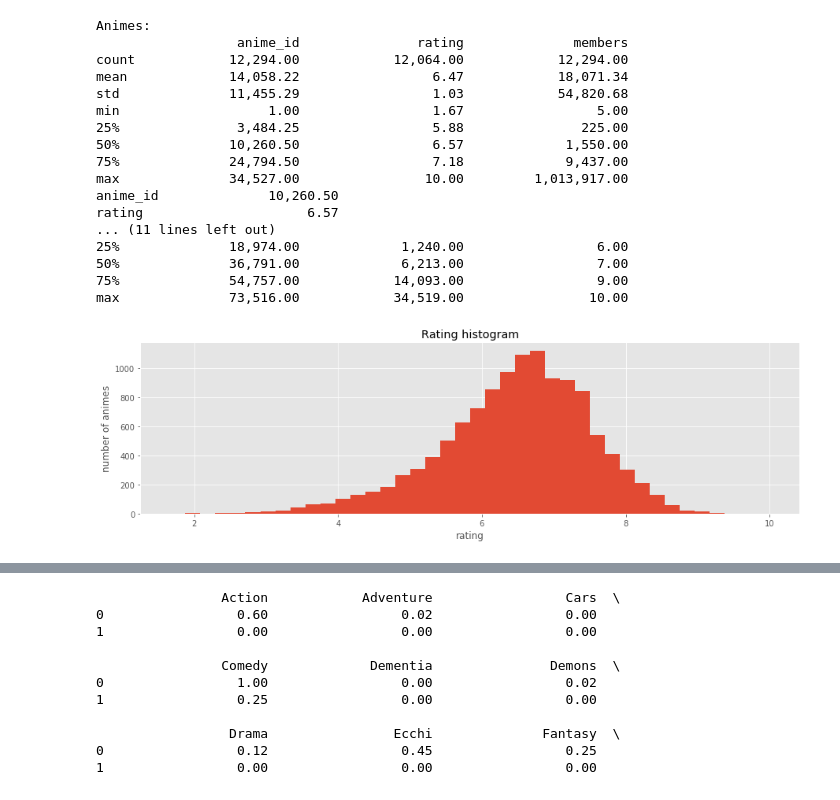
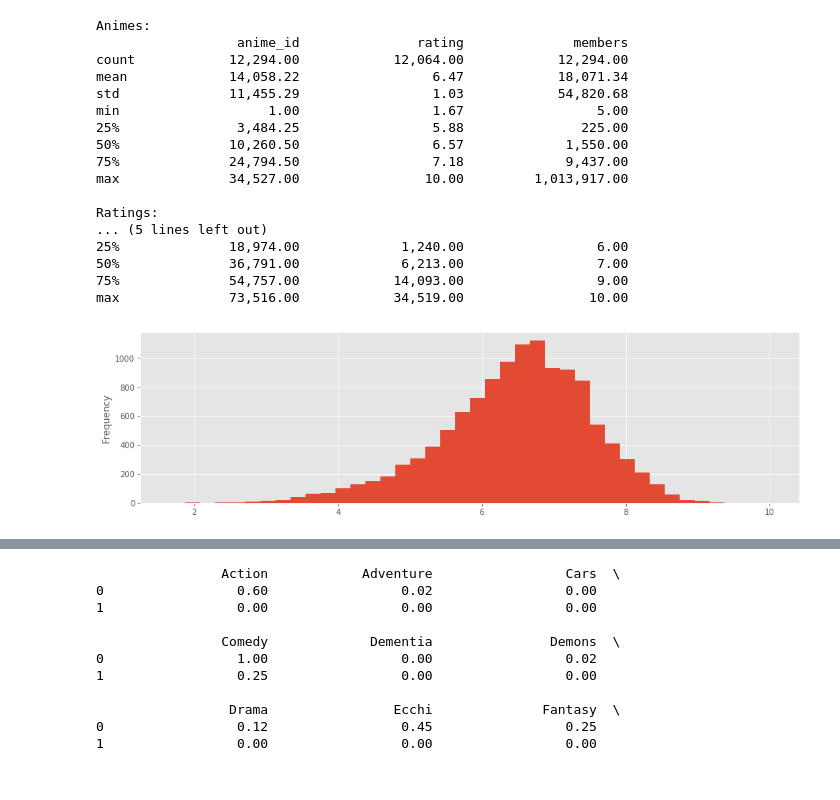
Before and after one commit to micksi/datamining_exam, a Jupyter notebook: Descriptive Statistics.ipynb, the cells around one changed output, grey strips where cells are left out. Saved outputs shown, nothing was run; the diff lists cells and outputs as text; code cells hidden in the pictures.

```diff
--- a/Descriptive Statistics.ipynb
+++ b/Descriptive Statistics.ipynb
@@ -22,8 +22,6 @@ test_rating = pd.io.parsers.read_csv('omer/rating_test.csv')
 
 print "Animes: "
 print data_anime.describe()
-print data_anime.median()
-print data_anime['rating'].mode()
 
 print "\nRatings: "
 print data_rating.describe()
@@ -38,19 +36,16 @@ min                   1.00                 1.67                 5.00
 50%              10,260.50                 6.57             1,550.00
 75%              24,794.50                 7.18             9,437.00
 max              34,527.00                10.00         1,013,917.00
-anime_id              10,260.50
-rating                     6.57
-... (11 lines left out)
+
+Ratings:
+... (5 lines left out)
 25%              18,974.00             1,240.00                 6.00
 50%              36,791.00             6,213.00                 7.00
 75%              54,757.00            14,093.00                 9.00
 max              73,516.00            34,519.00                10.00
 # %%
-plot = data_anime['rating'].plot(kind="hist", bins=40,figsize=(15,4))
-plot.set_xlabel('rating')
-plot.set_ylabel('number of animes')
-plt.title('Rating histogram')
+data_anime['rating'].plot(kind="hist", bins=40,figsize=(15,4))
 plt.show()
 # %% [output]
-[figure, old version]
+[figure, new version]
 # %%
```
Also changed, not shown: parts of 10 cells of this notebook, 1 other file.
